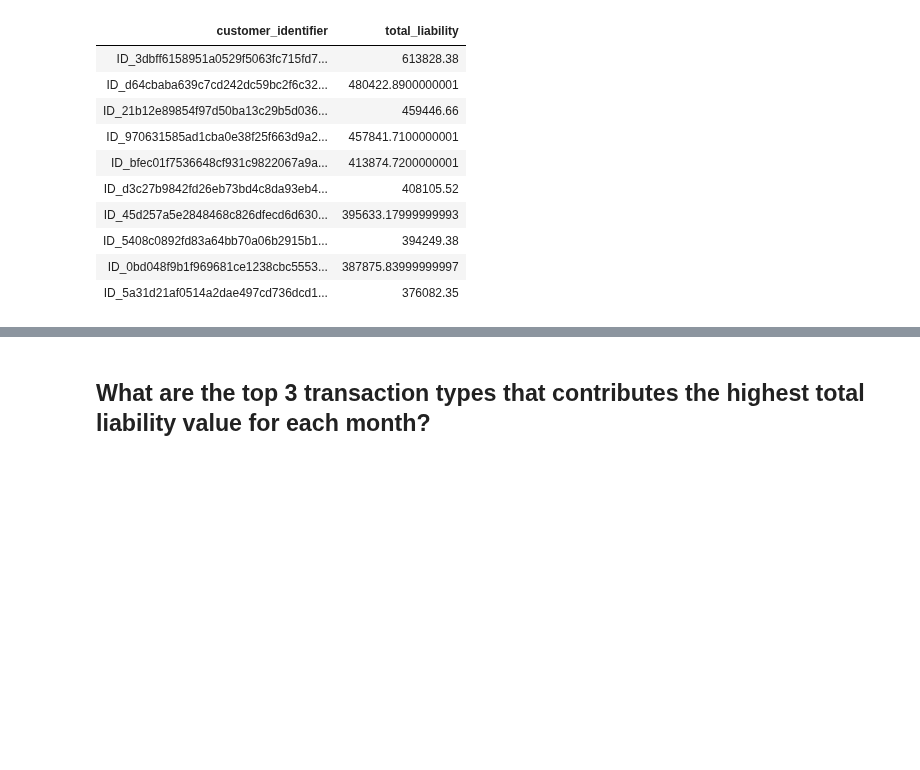
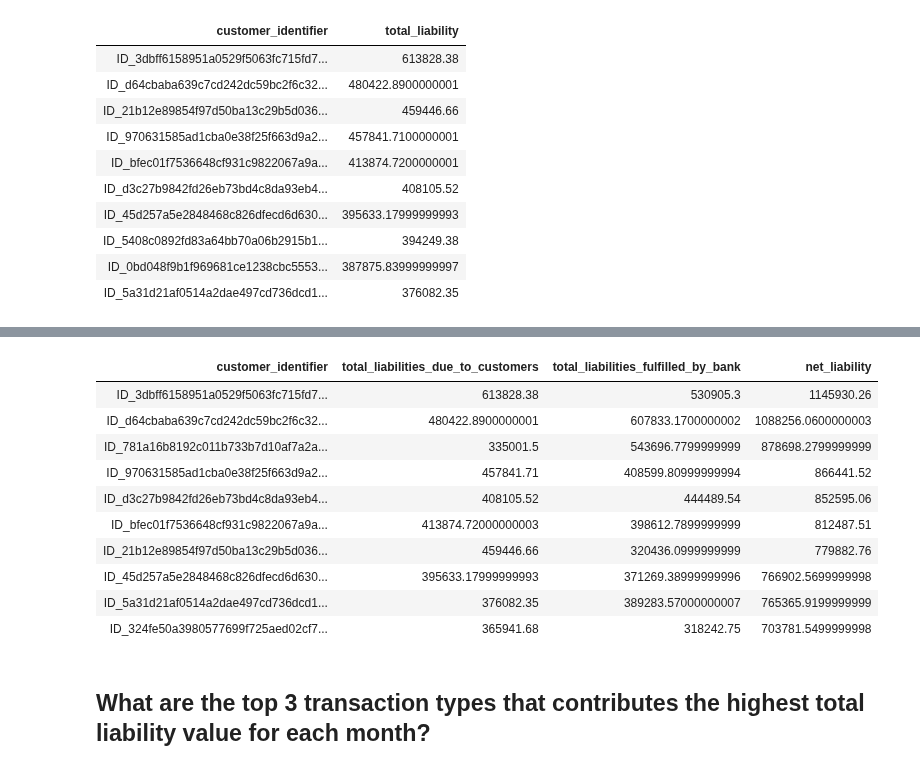
Before and after one commit to The-DigitalAcademy/EXPLORING-ABSA-DATASETS, a Jupyter notebook: Liability.ipynb, the cells around one changed output, grey strips where cells are left out. Drawn from its saved outputs; the diff is of its cells as text; code cells hidden in the pictures; blank space fills up the shorter version.

```diff
--- a/Liability.ipynb
+++ b/Liability.ipynb
@@ -351,3 +353,77 @@ LIMIT 10;
 | ID_5408c0892fd83a64bb70a06b2915b1... | 394249.38 |
 | ID_0bd048f9b1f969681ce1238cbc5553... | 387875.83999999997 |
 | ID_5a31d21af0514a2dae497cd736dcd1... | 376082.35 |
+# %%
+%%sql
+SELECT
+    customer_identifier,
+    SUM(CASE
+        WHEN transaction_description IN (
+            -- Liabilities due to customers
+            'ACB CREDIT', 'ACB DEBIT REVERSAL', 'POS CARD REFUND',
+            'POS REFUND PUR', 'CR BAL REBATE', 'CREDIT TRANSFER',
+            'DIGITAL PAYMENT CR', 'DIGITAL TRANSF CR', 'IMMEDIATE TRF CR',
+            'JOURNAL CR C/OPS', 'JOURNAL CREDIT', 'MOBILE PAYMENT CR',
+            'MOBILE TRANSFER CR', 'NPF CREDIT', 'OCT OCard CREDIT',
+            'POS O/SEA REFUND', 'CASH ACCEPTOR DEP', 'CASH DEP BRANCH',
+            'CARDLESS CASH DEP', 'NOTE DEPOSIT'
+        ) THEN amt ELSE 0 END
+    ) AS total_liabilities_due_to_customers,
+    SUM(CASE
+        WHEN transaction_description IN (
+            -- Liabilities fulfilled by the bank
+            'ACB DEBIT REVERSAL', 'ACB DEBIT:EXTERNAL', 'ACB DEBIT:INTERNAL',
+            'ACB EXT DISP ONLNE', 'ACB INT DISP BRNCH', 'ACB INT DISP ONLNE',
+            'ACT PAYMENT FROM', 'AIRTIME DBT ATMS', 'AIRTIME DEBIT',
+            'AIRTIME DEBIT COR', 'ATM PAYMENT TO', 'ATM TRANSFER',
+            'ATM WITHDRAWAL', 'BAD DEBT W/OFF', 'CASHSEND ATM',
+            'CASHSEND DIGITAL', 'CASHSEND IB', 'CASHSEND MB', 'CHARGES',
+            'CHARGES - CLOSURE', 'CLOSE C/WITHDRAWAL', 'DIGITAL PAYMENT DT',
+            'DIGITAL TRANSF DT', 'DO EXT DISP BRANCH', 'DO EXT DISP ONLNE',
+            'DO INT DISP ONLNE', 'EXT STOP ORDER TO', 'IBANK PAYMENT TO',
+            'INET IMMEDIATE PMT', 'INT DEBIT ORDER TO', 'LOTTO PURCHASE',
+            'MANAGEMENT FEE', 'MOBILE PAYMENT DT', 'MOBILE TRANSFER DT',
+            'NAEDO DEBIT ORDER', 'NAEDO DO UNPD', 'NPF DEBIT',
+            'OD: INITIATION FEE', 'OD: LEDGER FEE', 'POS PURCHASE',
+            'PREPAID DEBIT', 'REWARDS FEE', 'SCAN TRANSFER TO',
+            'TRAVEL FOREX(PFC)', 'TRAVEL FOREX(TFC)', 'UNPAID DEBIT'
+        ) THEN -amt ELSE 0 END
+    ) AS total_liabilities_fulfilled_by_bank,
+    SUM(CASE
+        WHEN transaction_description IN (
+            -- Liabilities due to customers
+            'ACB CREDIT', 'ACB DEBIT REVERSAL', 'POS CARD REFUND',
+            'POS REFUND PUR', 'CR BAL REBATE', 'CREDIT TRANSFER',
+            'DIGITAL PAYMENT CR', 'DIGITAL TRANSF CR', 'IMMEDIATE TRF CR',
+            'JOURNAL CR C/OPS', 'JOURNAL CREDIT', 'MOBILE PAYMENT CR',
+            'MOBILE TRANSFER CR', 'NPF CREDIT', 'OCT OCard CREDIT',
+            'POS O/SEA REFUND', 'CASH ACCEPTOR DEP', 'CASH DEP BRANCH',
+            'CARDLESS CASH DEP', 'NOTE DEPOSIT'
+        ) THEN amt
+        WHEN transaction_description IN (
+            -- Liabilities fulfilled by the bank
+            'ACB DEBIT REVERSAL', 'ACB DEBIT:EXTERNAL', 'ACB DEBIT:INTERNAL',
+            'ACB EXT DISP ONLNE', 'ACB INT DISP BRNCH', 'ACB INT DISP ONLNE',
+            'ACT PAYMENT FROM', 'AIRTIME DBT ATMS', 'AIRTIME DEBIT',
+            'AIRTIME DEBIT COR', 'ATM PAYMENT TO', 'ATM TRANSFER',
+            'ATM WITHDRAWAL', 'BAD DEBT W/OFF', 'CASHSEND ATM',
+            'CASHSEND DIGITAL', 'CASHSEND IB', 'CASHSEND MB', 'CHARGES',
+            'CHARGES - CLOSURE', 'CLOSE C/WITHDRAWAL', 'DIGITAL PAYMENT DT',
+            'DIGITAL TRANSF DT', 'DO EXT DISP BRANCH', 'DO EXT DISP ONLNE',
+            'DO INT DISP ONLNE', 'EXT STOP ORDER TO', 'IBANK PAYMENT TO',
+            'INET IMMEDIATE PMT', 'INT DEBIT ORDER TO', 'LOTTO PURCHASE',
+            'MANAGEMENT FEE', 'MOBILE PAYMENT DT', 'MOBILE TRANSFER DT',
+            'NAEDO DEBIT ORDER', 'NAEDO DO UNPD', 'NPF DEBIT',
+            'OD: INITIATION FEE', 'OD: LEDGER FEE', 'POS PURCHASE',
+            'PREPAID DEBIT', 'REWARDS FEE', 'SCAN TRANSFER TO',
+            'TRAVEL FOREX(PFC)', 'TRAVEL FOREX(TFC)', 'UNPAID DEBIT'
+        ) THEN -amt ELSE 0 END
+    ) AS net_liability
+FROM
+    transactiondata
+GROUP BY
+    customer_identifier
+ORDER BY
+    net_liability DESC
+limit 10;
+# %% [output]
@@ -354,3 +432,14 @@ LIMIT 10;
+| customer_identifier | total_liabilities_due_to_customers | total_liabilities_fulfilled_by_bank | net_liability |
+| ID_3dbff6158951a0529f5063fc715fd7... | 613828.38 | 530905.3 | 1145930.26 |
+| ID_d64cbaba639c7cd242dc59bc2f6c32... | 480422.8900000001 | 607833.1700000002 | 1088256.0600000003 |
+| ID_781a16b8192c011b733b7d10af7a2a... | 335001.5 | 543696.7799999999 | 878698.2799999999 |
+| ID_970631585ad1cba0e38f25f663d9a2... | 457841.71 | 408599.80999999994 | 866441.52 |
+| ID_d3c27b9842fd26eb73bd4c8da93eb4... | 408105.52 | 444489.54 | 852595.06 |
+| ID_bfec01f7536648cf931c9822067a9a... | 413874.72000000003 | 398612.7899999999 | 812487.51 |
+| ID_21b12e89854f97d50ba13c29b5d036... | 459446.66 | 320436.0999999999 | 779882.76 |
+| ID_45d257a5e2848468c826dfecd6d630... | 395633.17999999993 | 371269.38999999996 | 766902.5699999998 |
+| ID_5a31d21af0514a2dae497cd736dcd1... | 376082.35 | 389283.57000000007 | 765365.9199999999 |
+| ID_324fe50a3980577699f725aed02cf7... | 365941.68 | 318242.75 | 703781.5499999998 |
 # %% [markdown]
 ## What are the top 3 transaction types that contributes the highest total liability value for each month?
 # %%
```
Also changed, not shown: parts of 2 cells of this notebook, 1 other file.
